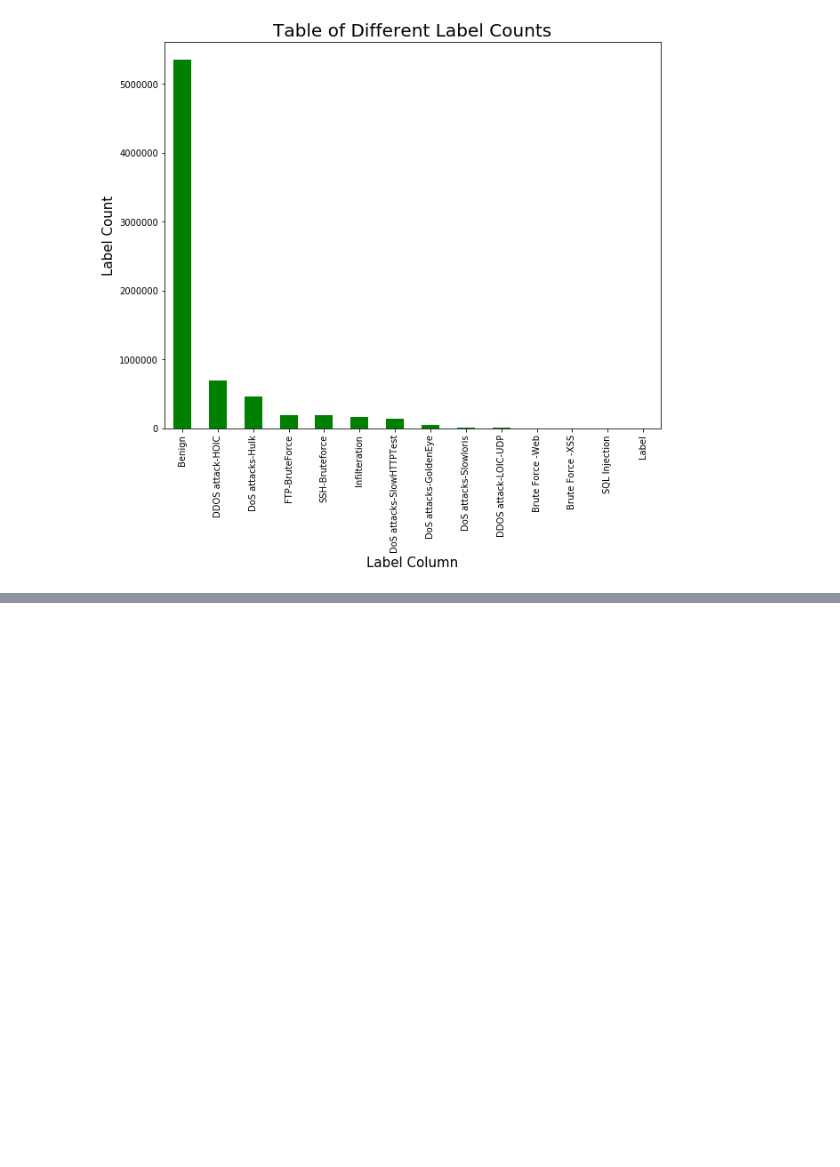
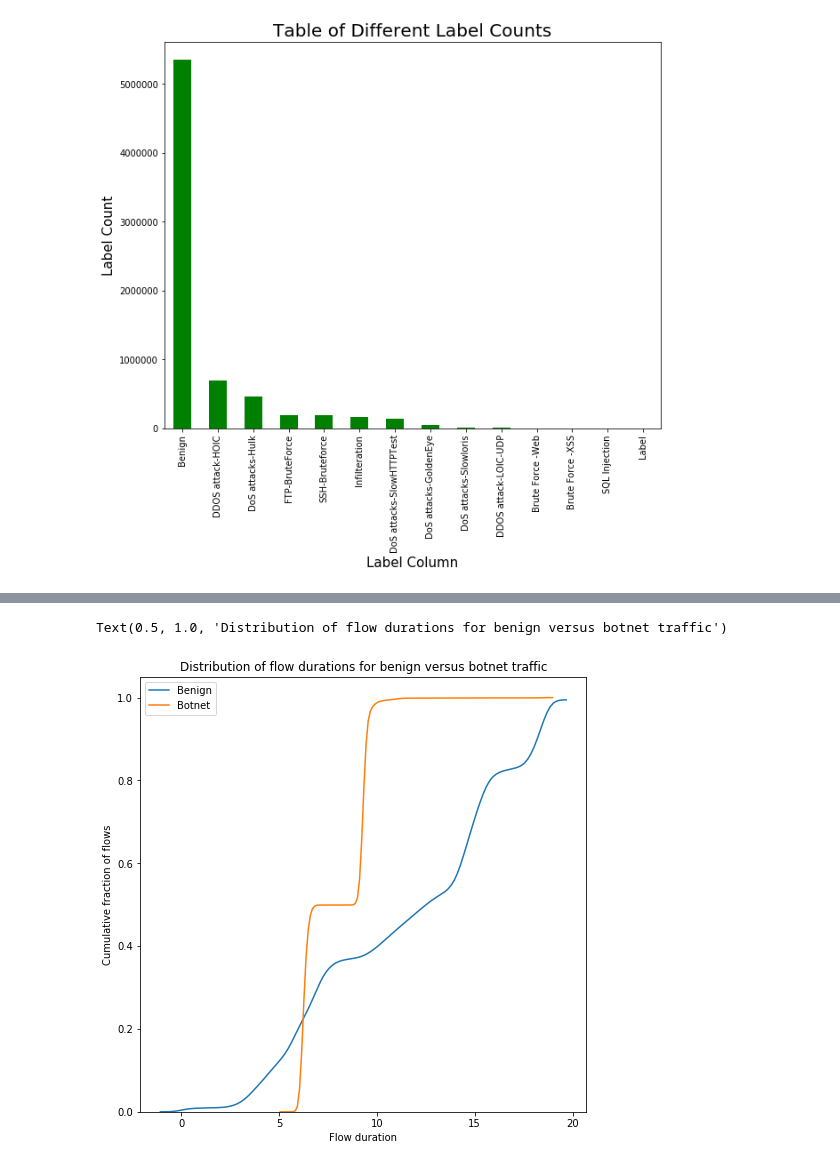
Before and after one commit to rlazad/CS4920, a Jupyter notebook: cs4920lab2.ipynb, the cells around one changed output, grey strips where cells are left out. Drawn from its saved outputs; the diff is of its cells as text; code cells hidden in the pictures; blank space fills up the shorter version.

```diff
--- a/cs4920lab2.ipynb
+++ b/cs4920lab2.ipynb
@@ -82,4 +84,4 @@ plt.title('Table of Different Label Counts', fontsize = 20)
 Text(0.5, 1.0, 'Table of Different Label Counts')
 [figure]
 # %%
-Fri_file = pd.read_csv('Friday-02-03-2018_TrafficForML_CICFlowMeter.csv')
+Fri_file = pd.read_csv('Friday-02-03-2018_TrafficForML_CICFlowMeter.csv',index_col=None, header=0)
@@ -106,0 +104,3 @@ Fri_file_label
+# %%
+Fri_file_label = Fri_file[['Flow Duration', 'Label']]
+Fri_file_label
@@ -106,0 +121,8 @@ Fri_file_label
+# %%
+Fri_file_label_benign = Fri_file_label.loc[Fri_file_label['Label'] == 'Benign']
+Fri_file_label_botnet = Fri_file_label.loc[Fri_file_label['Label'] == 'Bot']
+# %%
+Fri_file_label_benign = Fri_file_label_benign['Flow Duration']
+Fri_file_label_botnet = Fri_file_label_botnet['Flow Duration']
+Fri_file_label_botnet
+Fri_file_label_benign
@@ -106,0 +142,11 @@ Fri_file_label
+# %%
+f, ax =plt.subplots(figsize=(8, 8))
+ax = sns.kdeplot(np.log(Fri_file_label_benign), label = "Benign", cumulative=True)
+ax = sns.kdeplot(np.log(Fri_file_label_botnet), label = "Botnet", cumulative=True)
+ax.legend()
+plt.xlabel('Flow duration')
+plt.ylabel('Cumulative fraction of flows')
+plt.title('Distribution of flow durations for benign versus botnet traffic')
+# %% [output]
+Text(0.5, 1.0, 'Distribution of flow durations for benign versus botnet traffic')
+[figure, added]
```
Also changed, not shown: parts of 11 cells of this notebook.
